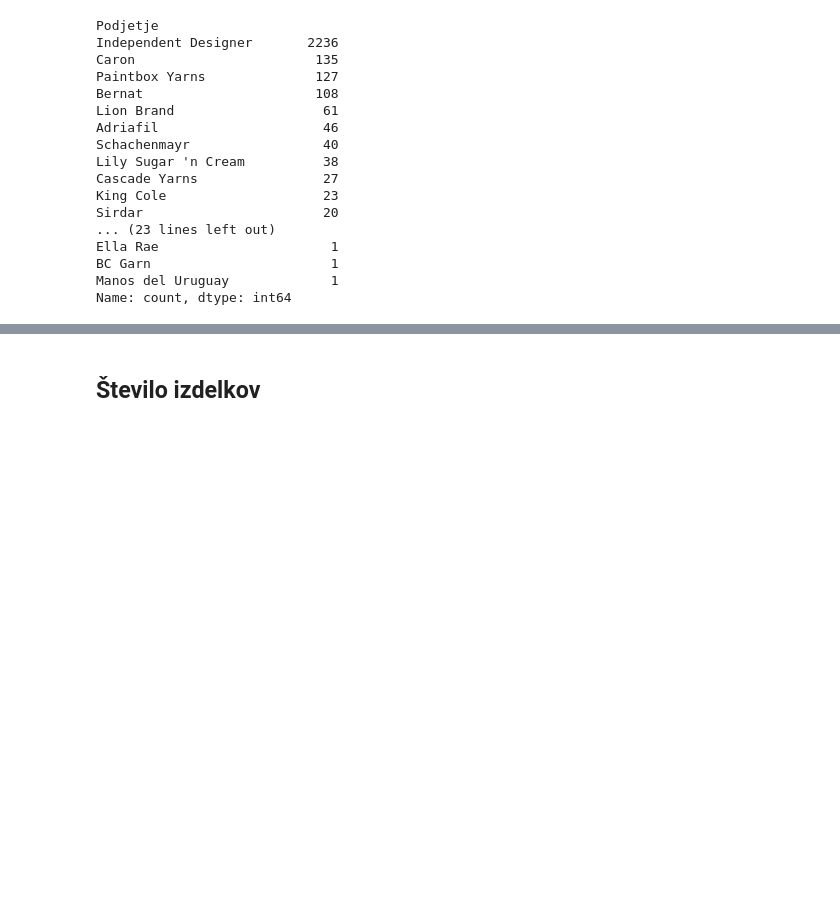
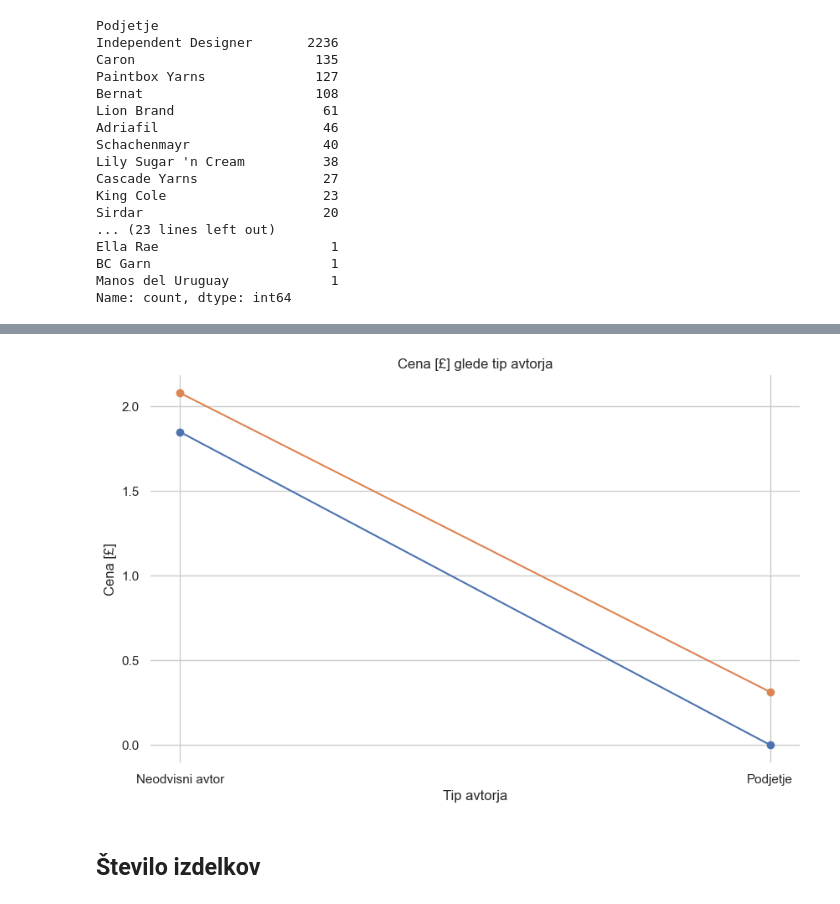
Before and after one commit to kanisaja/uvp-projektna-naloga, a Jupyter notebook: podrobna_analiza/analiza.ipynb, the cells around one changed output, grey strips where cells are left out. Drawn from its saved outputs; the diff is of its cells as text; code cells hidden in the pictures; blank space fills up the shorter version.

```diff
--- a/podrobna_analiza/analiza.ipynb
+++ b/podrobna_analiza/analiza.ipynb
@@ -318,2 +326,6 @@ Največ vzorcev niso objavila podjetja, temveč neodvisni avtorji. Zaradi tega s
+# %%
+neodvisni_proti_podjetjem('Cena [£]')
+# %% [output]
+[figure, added]
 # %% [markdown]
 ## Število izdelkov
```
Also changed, not shown: parts of 4 cells of this notebook, 2 other files.
